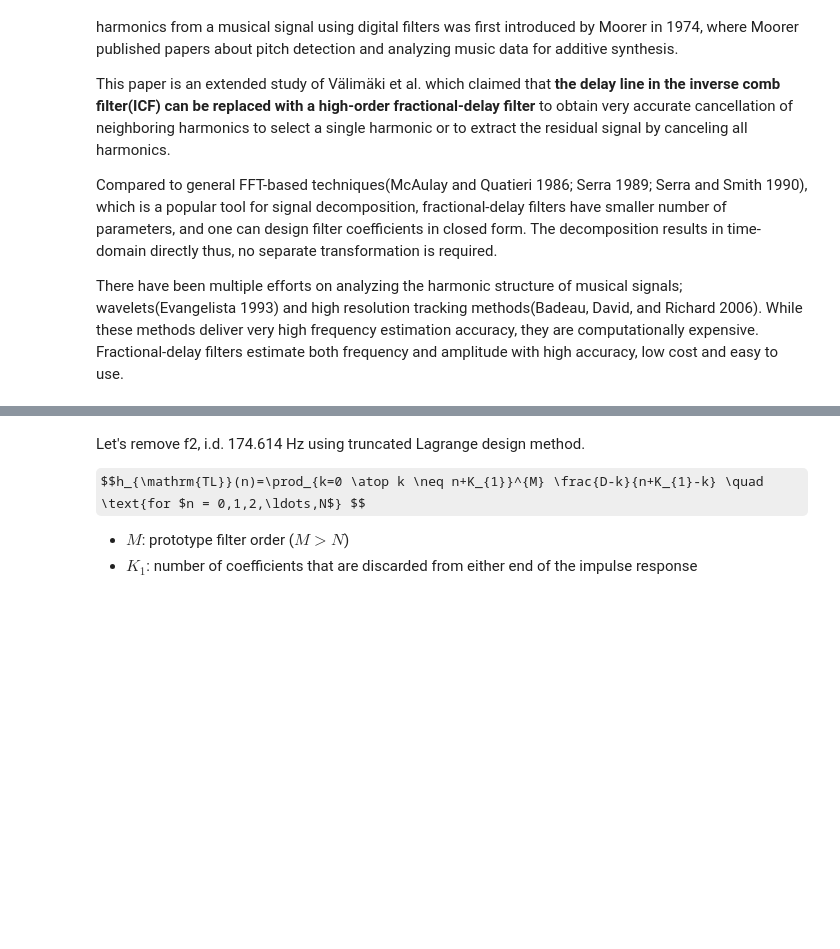
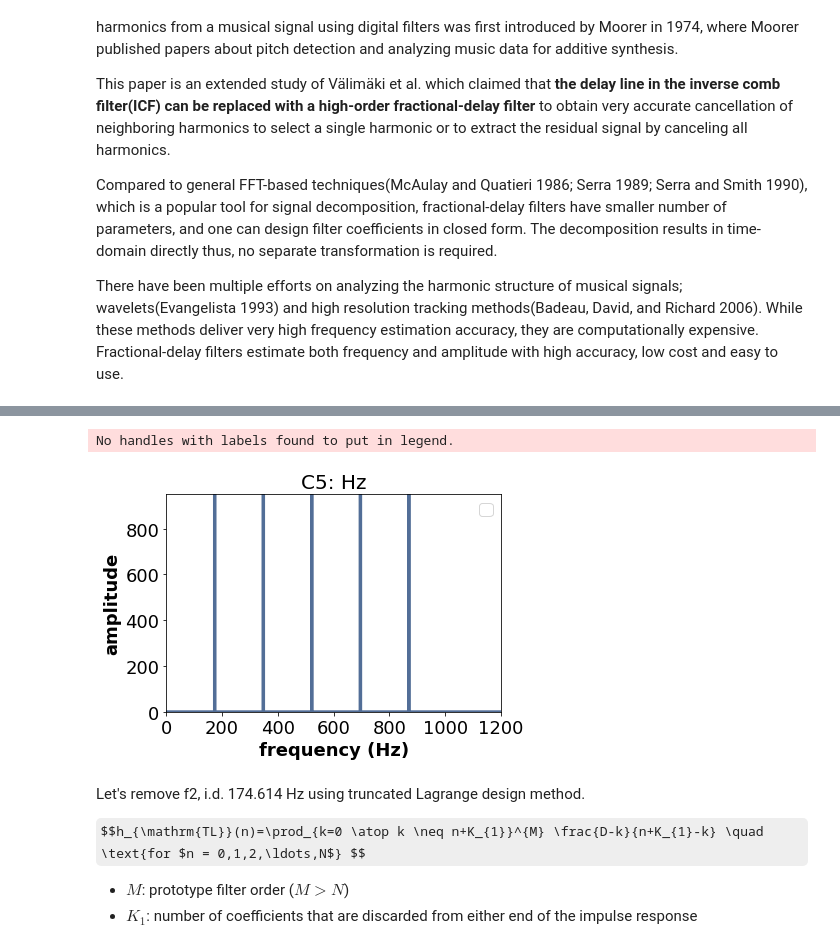
Before and after one commit to SuperShinyEyes/aalto-audio-signal-processing, a Jupyter notebook: homeworks/HW3_fractional_delay_filters.ipynb, the cells around one changed output, grey strips where cells are left out. Drawn from its saved outputs; the diff is of its cells as text; code cells hidden in the pictures; some formulas as TeX source; blank space fills up the shorter version.

```diff
--- a/homeworks/HW3_fractional_delay_filters.ipynb
+++ b/homeworks/HW3_fractional_delay_filters.ipynb
@@ -84,3 +84,14 @@ c2e2f2.make_audio()
+# %%
+s.make_wave(framerate=44100).make_spectrum().plot()
+thinkplot.config(xlabel='frequency (Hz)',
+                 ylabel='amplitude',
+                 xlim=[0, 1200],
+                 ylim=[0, 950],
+                 title = 'C5: Hz'
+                )
+# %% [output]
+No handles with labels found to put in legend.
+[figure, added]
 # %% [markdown]
 Let's remove f2, i.d. 174.614 Hz using truncated Lagrange design method.
 
```
Also changed, not shown: parts of 24 cells of this notebook.
